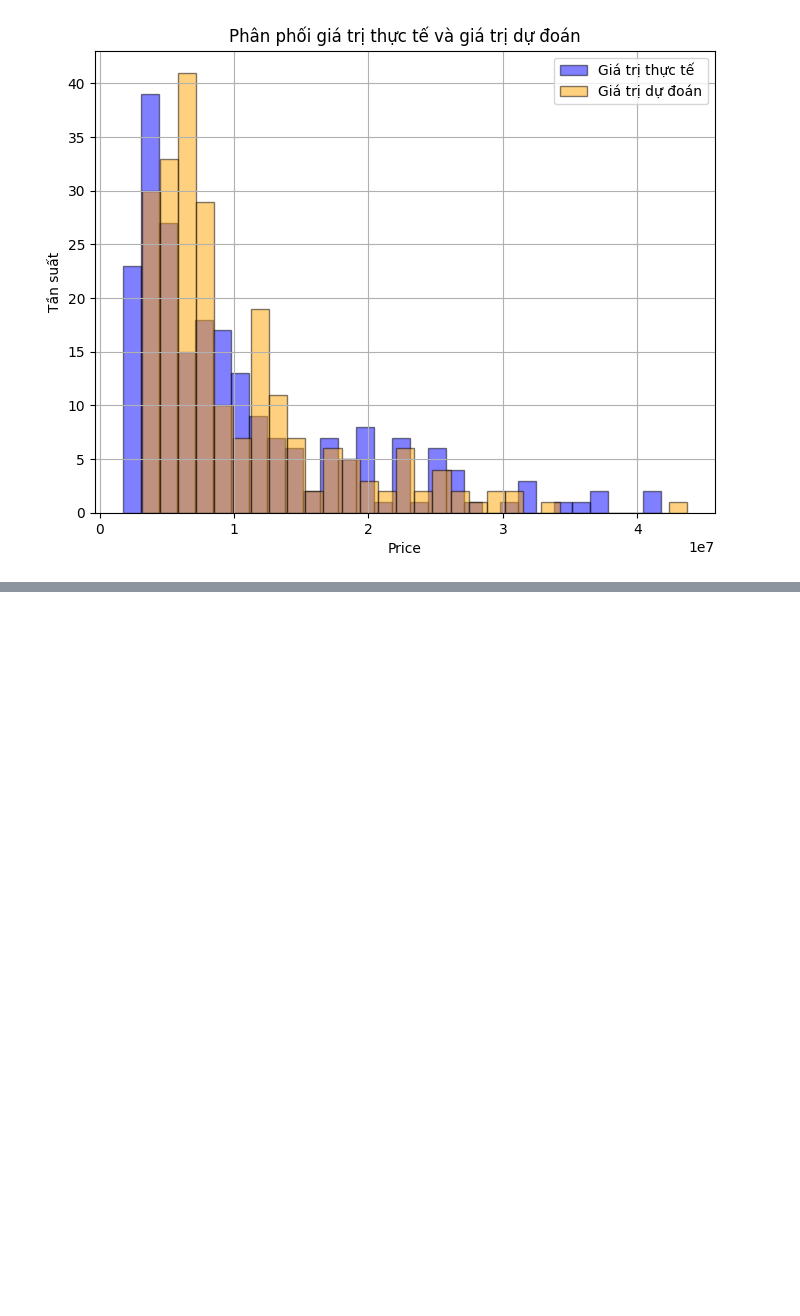
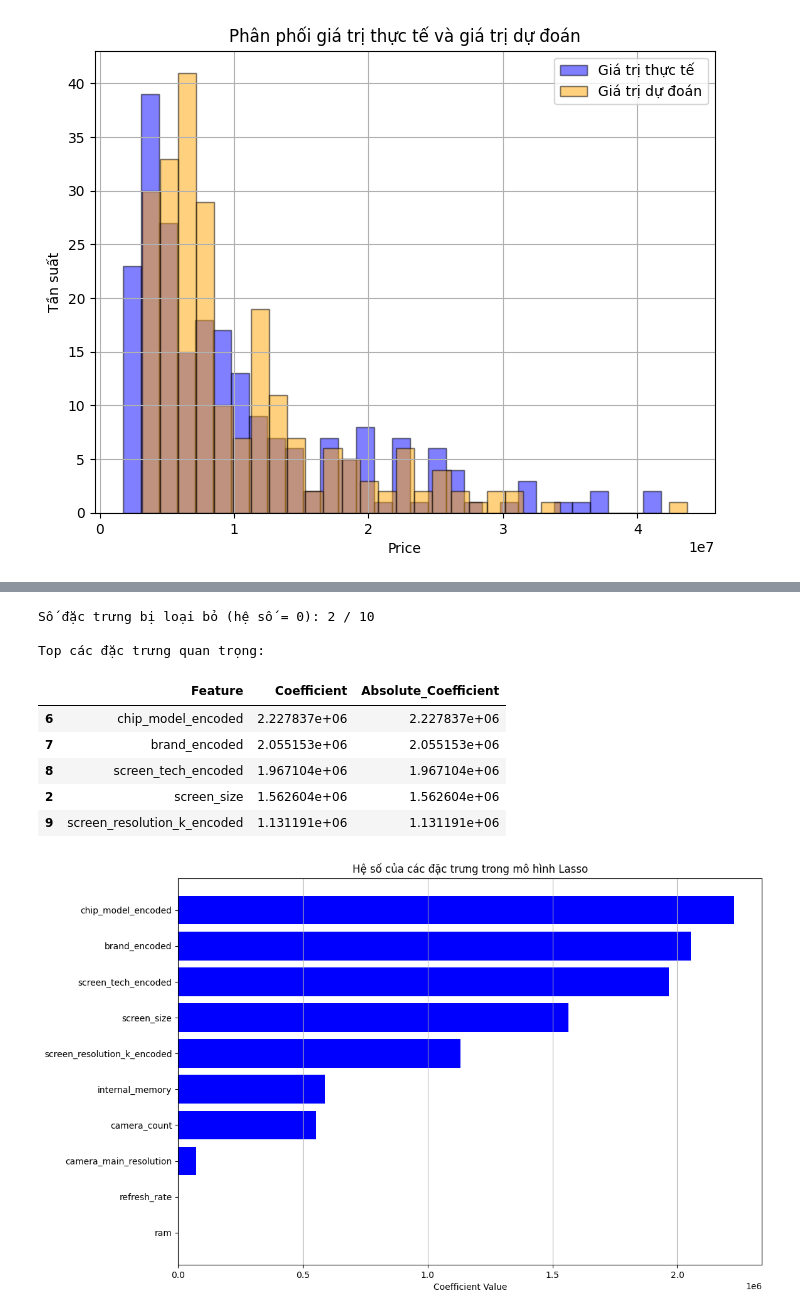
Before and after one commit to vulinhnopro2704/KHDL, a Jupyter notebook: code/GradientBoosting/gradient_boosting.ipynb, the cells around one changed output, grey strips where cells are left out. Saved outputs shown, nothing was run; the diff lists cells and outputs as text; code cells hidden in the pictures; blank space fills up the shorter version.

Commit message:
Lasso Model

```diff
--- a/code/GradientBoosting/gradient_boosting.ipynb
+++ b/code/GradientBoosting/gradient_boosting.ipynb
@@ -332,0 +469,38 @@ plt.show()
+# %%
+# Hiển thị các hệ số của mô hình Lasso
+coefs = pd.DataFrame({
+    'Feature': features,
+    'Coefficient': lasso_model.coef_
+})
+
+# Sắp xếp theo giá trị tuyệt đối của hệ số để thấy đặc trưng quan trọng nhất
+coefs['Absolute_Coefficient'] = np.abs(coefs['Coefficient'])
+coefs = coefs.sort_values(by='Absolute_Coefficient', ascending=False)
+
+# Số đặc trưng bị loại bỏ (hệ số = 0)
+zero_coefs = sum(coefs['Coefficient'] == 0)
+print(f"Số đặc trưng bị loại bỏ (hệ số = 0): {zero_coefs} / {len(features)}")
+
+print("\nTop các đặc trưng quan trọng:")
+display(coefs.head())
+
+# Trực quan hóa hệ số
+plt.figure(figsize=(12, 8))
+coefs = coefs.sort_values(by='Coefficient')
+colors = ['red' if c < 0 else 'blue' for c in coefs['Coefficient']]
+plt.barh(coefs['Feature'], coefs['Coefficient'], color=colors)
+plt.title('Hệ số của các đặc trưng trong mô hình Lasso')
+plt.xlabel('Coefficient Value')
+plt.grid(axis='x')
+plt.show()
+# %% [output]
+Số đặc trưng bị loại bỏ (hệ số = 0): 2 / 10
+
+Top các đặc trưng quan trọng:
+|  | Feature | Coefficient | Absolute_Coefficient |
+| 6 | chip_model_encoded | 2.227837e+06 | 2.227837e+06 |
+| 7 | brand_encoded | 2.055153e+06 | 2.055153e+06 |
+| 8 | screen_tech_encoded | 1.967104e+06 | 1.967104e+06 |
+| 2 | screen_size | 1.562604e+06 | 1.562604e+06 |
+| 9 | screen_resolution_k_encoded | 1.131191e+06 | 1.131191e+06 |
+[figure, added]
```
Also changed, not shown: parts of 6 cells of this notebook, 13 other files.
